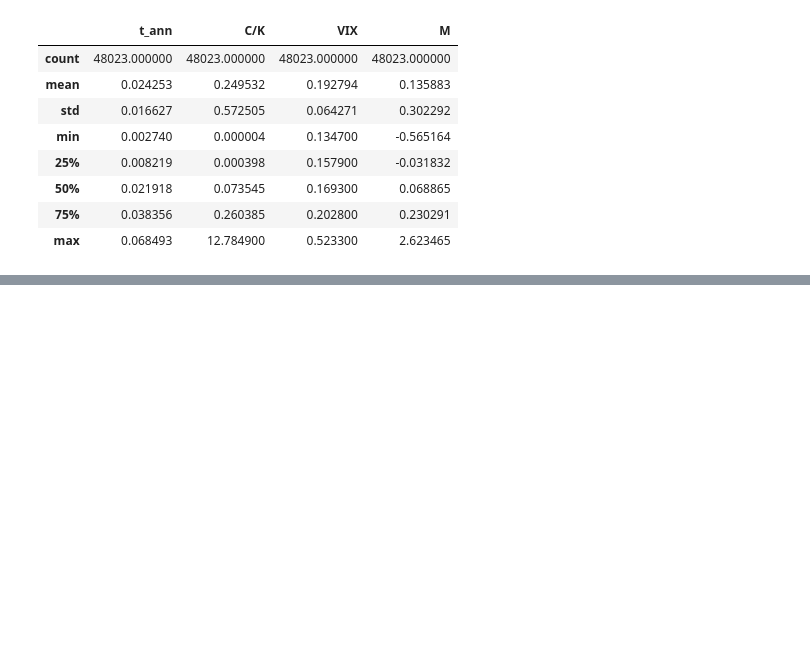
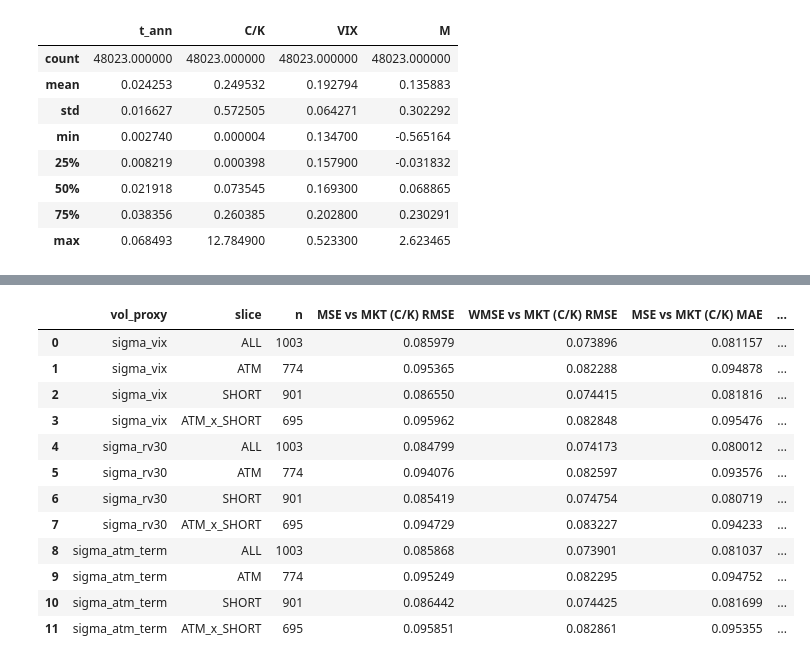
Before and after one commit to karandeeps18/Option-Pricing-using-Neural-Network, a Jupyter notebook: Notebooks/experiments.ipynb, the cells around one changed output, grey strips where cells are left out. Saved outputs shown, nothing was run; the diff lists cells and outputs as text; code cells hidden in the pictures; blank space fills up the shorter version.

```diff
--- a/Notebooks/experiments.ipynb
+++ b/Notebooks/experiments.ipynb
@@ -1822,0 +1864,25 @@ merged[["t_ann", "C/K", "VIX", "M"]].describe()
+# %%
+import torch
+
+@torch.no_grad()
+def predict_ck_with_sigma(model, df, sigma_col):
+    X = np.column_stack([
+        df["M"].astype(float).values,
+        df["T"].astype(float).values,
+        df[sigma_col].astype(float).values
+    ]).astype(np.float32)
+    X_t = torch.tensor(X, dtype=torch.float32)
+    return model(X_t).squeeze().cpu().numpy()
+
+def add_proxy_predictions(df, model_mse, model_wmse, sigma_col):
+    out = df.copy()
+    out["mkt_ck"] = (out["mid"] / out["strike"].astype(float)).astype(float)  # market normalized
+
+    out[f"mse_ck_{sigma_col}"] = predict_ck_with_sigma(model_mse, out, sigma_col)
+    out[f"wmse_ck_{sigma_col}"] = predict_ck_with_sigma(model_wmse, out, sigma_col)
+
+    # dollars (optional)
+    K = out["strike"].astype(float).values
+    out[f"mse_${sigma_col}"]  = K * out[f"mse_ck_{sigma_col}"]
+    out[f"wmse_${sigma_col}"] = K * out[f"wmse_ck_{sigma_col}"]
+    return out
@@ -1822,0 +1925,30 @@ merged[["t_ann", "C/K", "VIX", "M"]].describe()
+# %%
+results = []
+
+for sigma_col in ["sigma_vix", "sigma_rv30", "sigma_atm_term"]:
+    dfp = add_proxy_predictions(df, model_mse, model_wmse, sigma_col)
+    tab = market_metrics(
+        dfp,
+        mse_col=f"mse_ck_{sigma_col}",
+        wmse_col=f"wmse_ck_{sigma_col}",
+        target_col="mkt_ck"
+    )
+    tab.insert(0, "vol_proxy", sigma_col)
+    results.append(tab)
+
+final_market_table = pd.concat(results, ignore_index=True)
+display(final_market_table)
+# %% [output]
+|  | vol_proxy | slice | n | MSE vs MKT (C/K) RMSE | WMSE vs MKT (C/K) RMSE | MSE vs MKT (C/K) MAE | ... |
+| 0 | sigma_vix | ALL | 1003 | 0.085979 | 0.073896 | 0.081157 | ... |
+| 1 | sigma_vix | ATM | 774 | 0.095365 | 0.082288 | 0.094878 | ... |
+| 2 | sigma_vix | SHORT | 901 | 0.086550 | 0.074415 | 0.081816 | ... |
+| 3 | sigma_vix | ATM_x_SHORT | 695 | 0.095962 | 0.082848 | 0.095476 | ... |
+| 4 | sigma_rv30 | ALL | 1003 | 0.084799 | 0.074173 | 0.080012 | ... |
+| 5 | sigma_rv30 | ATM | 774 | 0.094076 | 0.082597 | 0.093576 | ... |
+| 6 | sigma_rv30 | SHORT | 901 | 0.085419 | 0.074754 | 0.080719 | ... |
+| 7 | sigma_rv30 | ATM_x_SHORT | 695 | 0.094729 | 0.083227 | 0.094233 | ... |
+| 8 | sigma_atm_term | ALL | 1003 | 0.085868 | 0.073901 | 0.081037 | ... |
+| 9 | sigma_atm_term | ATM | 774 | 0.095249 | 0.082295 | 0.094752 | ... |
+| 10 | sigma_atm_term | SHORT | 901 | 0.086442 | 0.074425 | 0.081699 | ... |
+| 11 | sigma_atm_term | ATM_x_SHORT | 695 | 0.095851 | 0.082861 | 0.095355 | ... |
```
Also changed, not shown: parts of 7 cells of this notebook, 1 other file.
